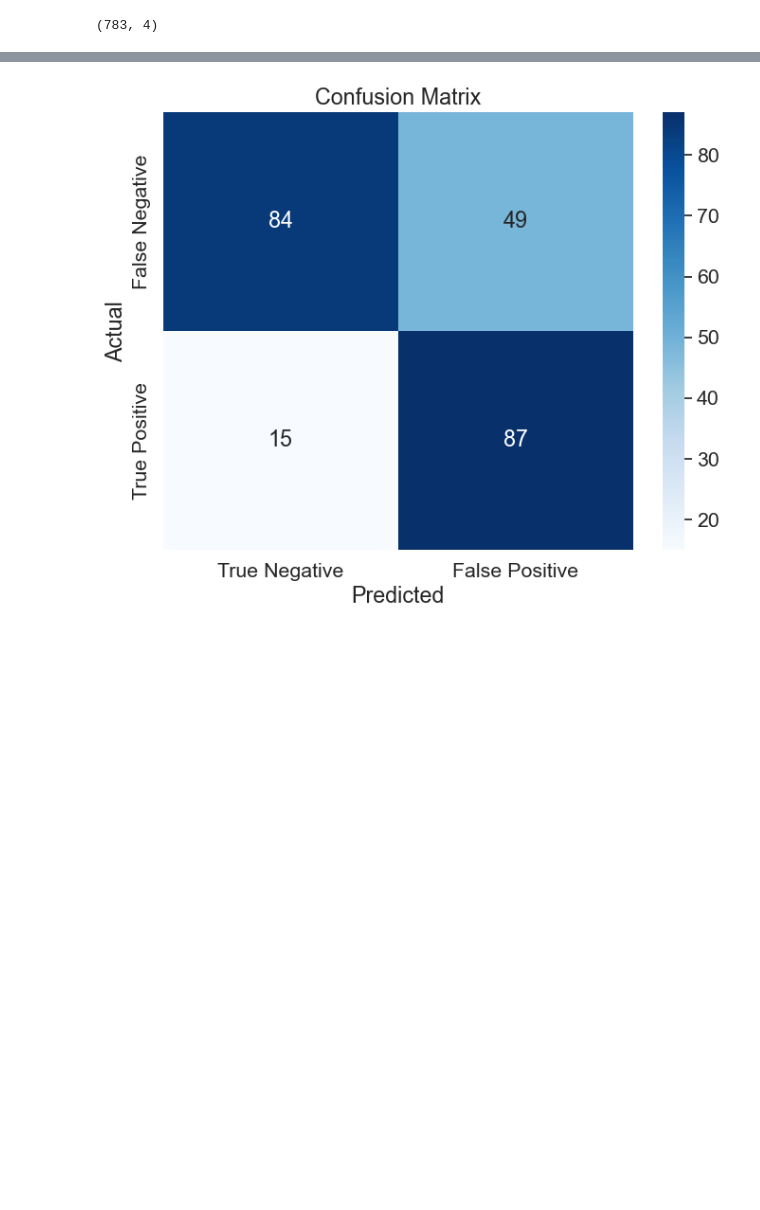
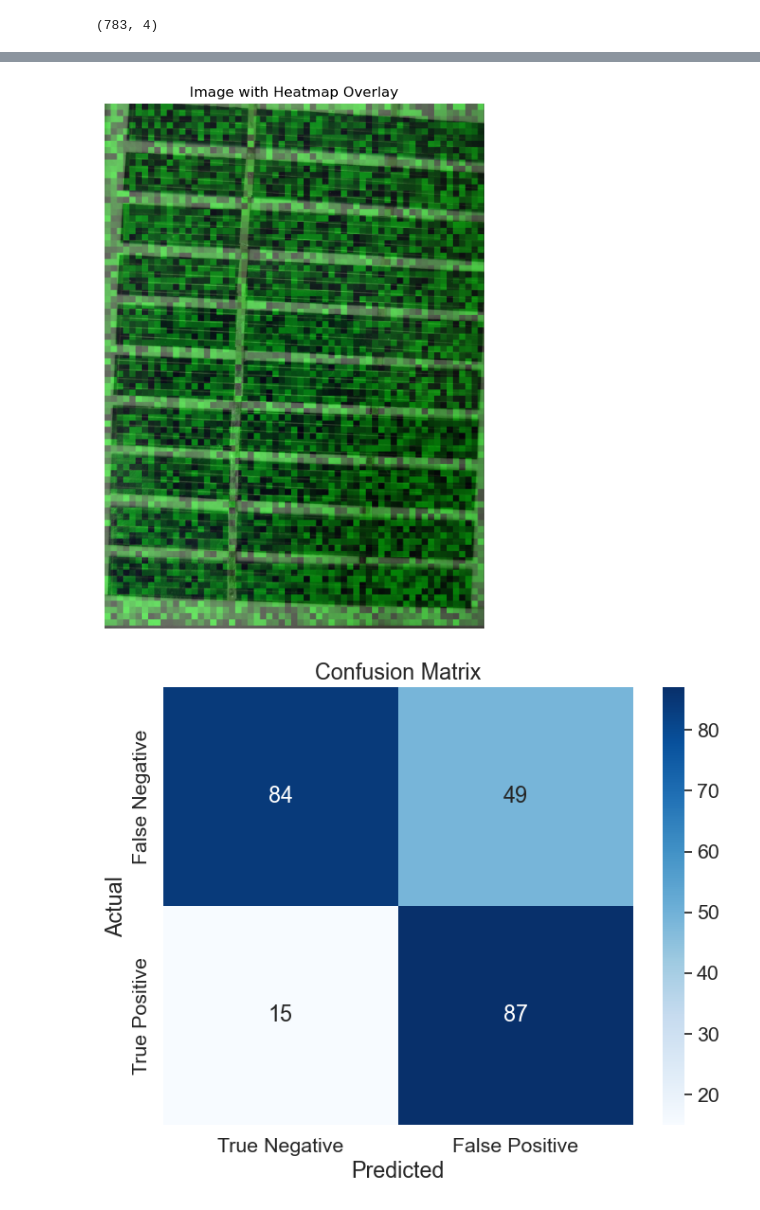
Before and after one commit to dheerubhai-101/fyp, a Jupyter notebook: texture_classifier.ipynb, the cells around one changed output, grey strips where cells are left out. Cells and saved outputs as stored; diff of their text form; code cells hidden in the pictures; blank space fills up the shorter version.

```diff
--- a/texture_classifier.ipynb
+++ b/texture_classifier.ipynb
@@ -224,3 +331,40 @@ print(predictions)
+# %%
+import cv2
+import numpy as np
+import matplotlib.pyplot as plt
+
+# Load the image
+image = cv2.imread('D:\FYP\croppedchotu.jpg')
+
+# Define block size and stride
+block_size = (32, 32)  # Example block size (height, width)
+stride = (32, 32)  # Example stride (vertical_stride, horizontal_stride)
+
+# Example: Generate random values for each block (replace with your own values)
+num_blocks_y = image.shape[0] // block_size[0]
+num_blocks_x = image.shape[1] // block_size[1]
+block_values = np.random.rand(num_blocks_y, num_blocks_x)
+
+# Create heatmap overlay
+heatmap = np.zeros_like(image, dtype=np.uint8)
+for y in range(num_blocks_y):
+    for x in range(num_blocks_x):
+        value = block_values[y, x]
+        color = (0, int(value * 255), 0)  # Green color scaled based on value
+        heatmap[y * block_size[0]:(y + 1) * block_size[0], x * block_size[1]:(x + 1) * block_size[1]] = color
+
+# Overlay heatmap on original image
+alpha = 0.5  # Adjust transparency of heatmap overlay
+overlay = cv2.addWeighted(image, 1 - alpha, heatmap, alpha, 0)
+
+# Plot the images
+plt.figure(figsize=(10, 8))
+plt.imshow(cv2.cvtColor(overlay, cv2.COLOR_BGR2RGB))
+plt.title('Image with Heatmap Overlay')
+plt.axis('off')
+plt.show()
+# %% [output]
+[figure, added]
 # %%
 import numpy as np
 from sklearn.metrics import confusion_matrix
```
Also changed, not shown: parts of 8 cells of this notebook, 2 other files.
